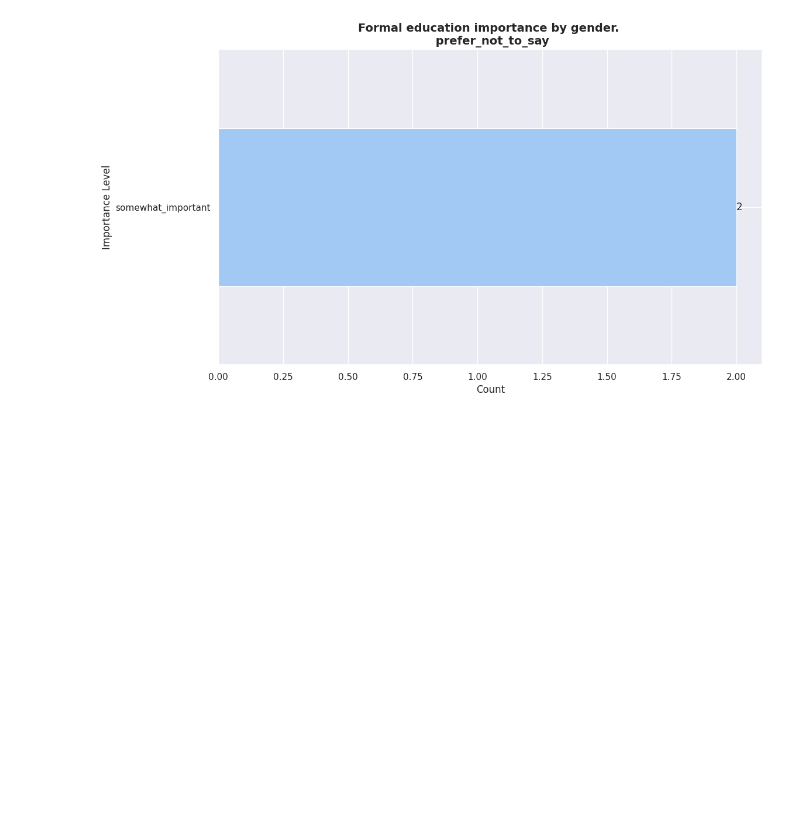
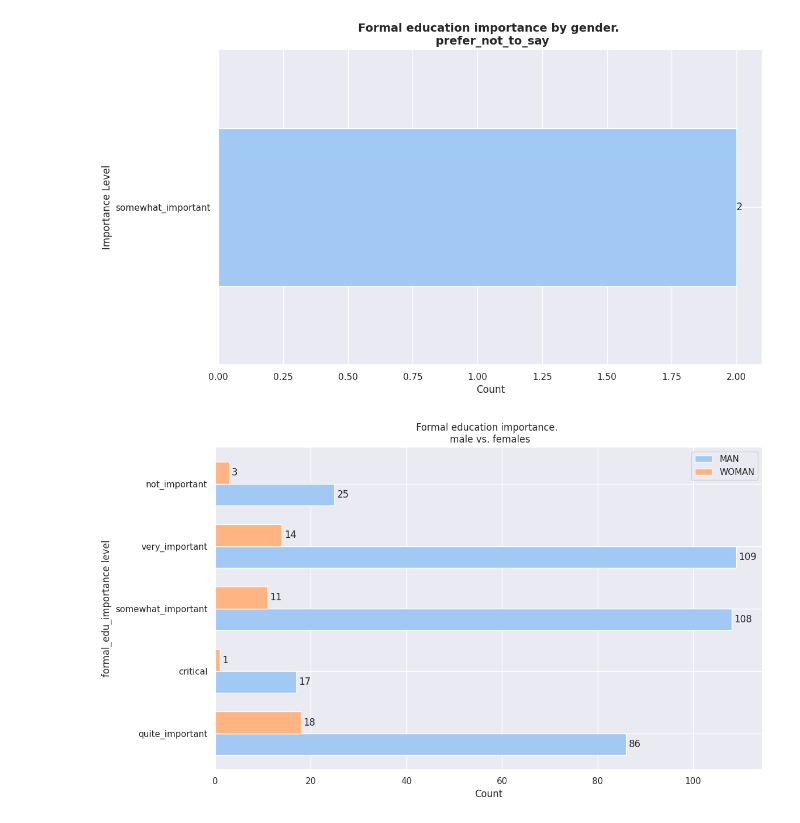
Before and after one commit to TorrezMN/Enc.-Devs-2024-Py, a Jupyter notebook: notebooks/educacion.ipynb, the cells around one changed output. Cells and saved outputs as stored; diff of their text form; code cells hidden in the pictures; blank space fills up the shorter version.

```diff
--- a/notebooks/educacion.ipynb
+++ b/notebooks/educacion.ipynb
@@ -134,3 +395,22 @@ barh_chart_unique_values(
 [figure]
 [figure]
 [figure]
+# %%
+group_config = {
+    "title": "Formal education importance. \n male vs. females",
+    "c1_label": "MAN",
+    "c2_label": "WOMAN",
+    "xlabel": "Count",
+    "ylabel": "formal_edu_importance level",
+}
+# %%
+make_horizontal_grouped_chart(
+    df,
+    gender_group.get_group("male"),
+    gender_group.get_group("female"),
+    "formal_edu_importance",
+    df["formal_edu_importance"].unique(),
+    group_config,
+)
+# %% [output]
+[figure, added]
```
Also changed, not shown: parts of 27 cells of this notebook, 1 other file.
